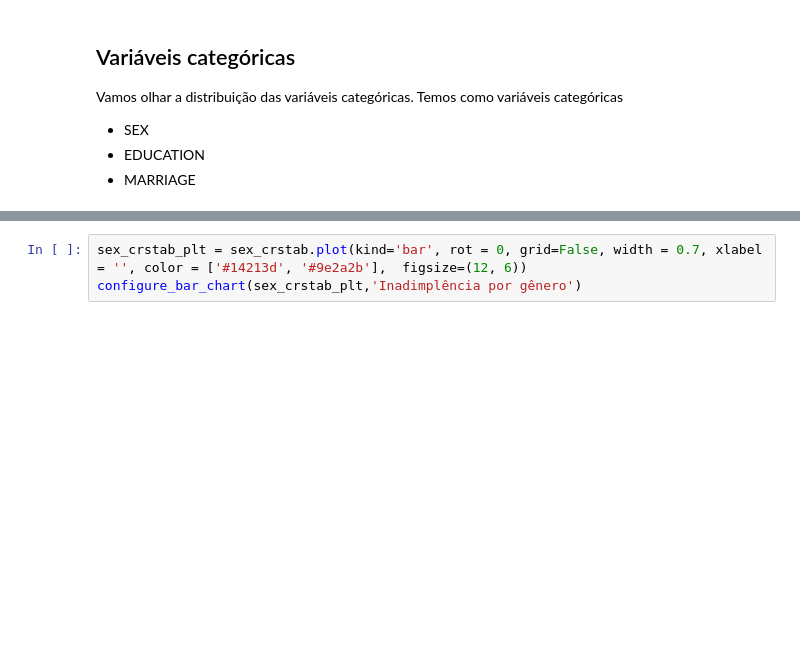
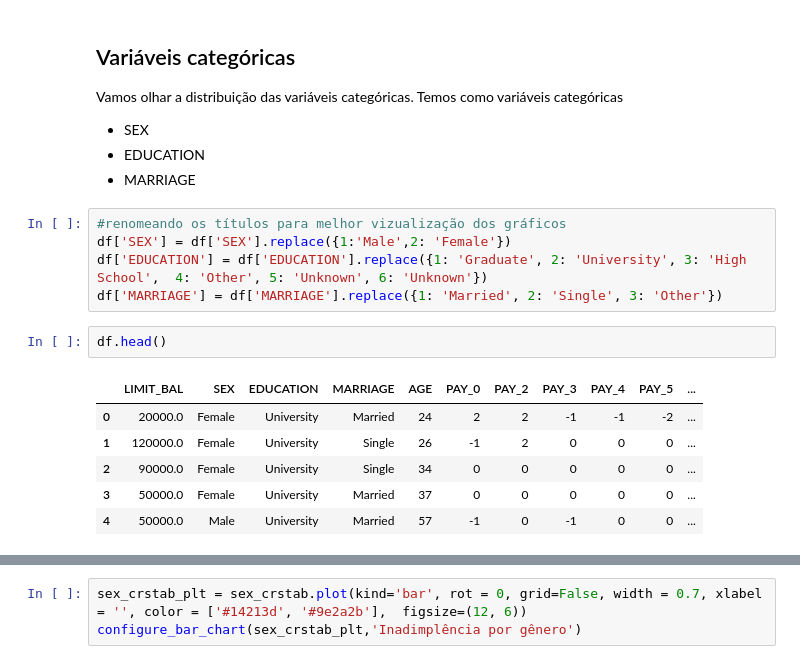
Before and after one commit to biancaportela/4intelligence, a Jupyter notebook: case_2/analise.ipynb, the cells around one changed output, grey strips where cells are left out. Cells and saved outputs as stored; diff of their text form; blank space fills up the shorter version.

```diff
--- a/case_2/analise.ipynb
+++ b/case_2/analise.ipynb
@@ -265,4 +289,18 @@ Vamos olhar a distribuição das variáveis categóricas. Temos como variáveis
 - SEX
 - EDUCATION
 - MARRIAGE
+# %%
+#renomeando os títulos para melhor vizualização dos gráficos
+df['SEX'] = df['SEX'].replace({1:'Male',2: 'Female'})
+df['EDUCATION'] = df['EDUCATION'].replace({1: 'Graduate', 2: 'University', 3: 'High School',  4: 'Other', 5: 'Unknown', 6: 'Unknown'})
+df['MARRIAGE'] = df['MARRIAGE'].replace({1: 'Married', 2: 'Single', 3: 'Other'})
+# %%
+df.head()
+# %% [output]
+|  | LIMIT_BAL | SEX | EDUCATION | MARRIAGE | AGE | PAY_0 | PAY_2 | PAY_3 | PAY_4 | PAY_5 | ... |
+| 0 | 20000.0 | Female | University | Married | 24 | 2 | 2 | -1 | -1 | -2 | ... |
+| 1 | 120000.0 | Female | University | Single | 26 | -1 | 2 | 0 | 0 | 0 | ... |
+| 2 | 90000.0 | Female | University | Single | 34 | 0 | 0 | 0 | 0 | 0 | ... |
+| 3 | 50000.0 | Female | University | Married | 37 | 0 | 0 | 0 | 0 | 0 | ... |
+| 4 | 50000.0 | Male | University | Married | 57 | -1 | 0 | -1 | 0 | 0 | ... |
 # %%
```
Also changed, not shown: parts of 36 cells of this notebook, 1 other file.
